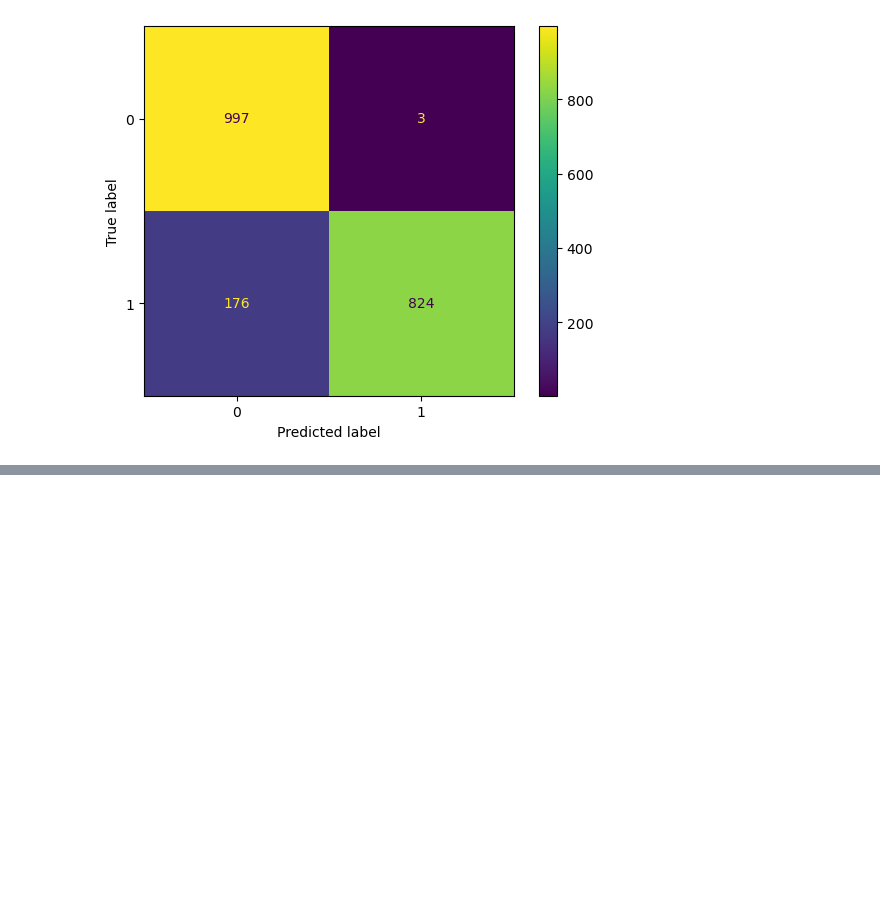
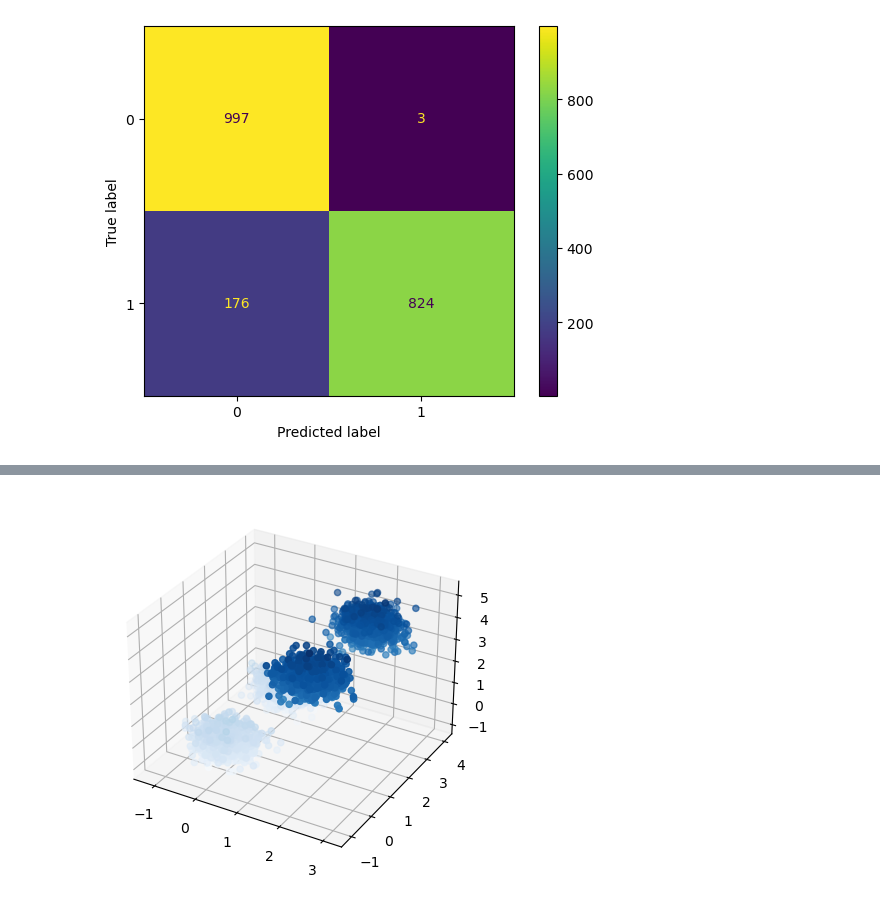
Before and after one commit to MiguelAcostaDelVecchio/RandomProcesses, a Jupyter notebook: Week5/MiguelHW5.ipynb, the cells around one changed output, grey strips where cells are left out. Saved outputs shown, nothing was run; the diff lists cells and outputs as text; code cells hidden in the pictures; blank space fills up the shorter version.

```diff
--- a/Week5/MiguelHW5.ipynb
+++ b/Week5/MiguelHW5.ipynb
@@ -37,0 +84,5 @@ cm_display = ConfusionMatrixDisplay(cm).plot()
+# %%
+ax1 = plt.axes(projection='3d')
+ax1.scatter3D(c, d, e, c=e, cmap='Blues');
+# %% [output]
+[figure, added]
```
Also changed, not shown: parts of 5 cells of this notebook.
